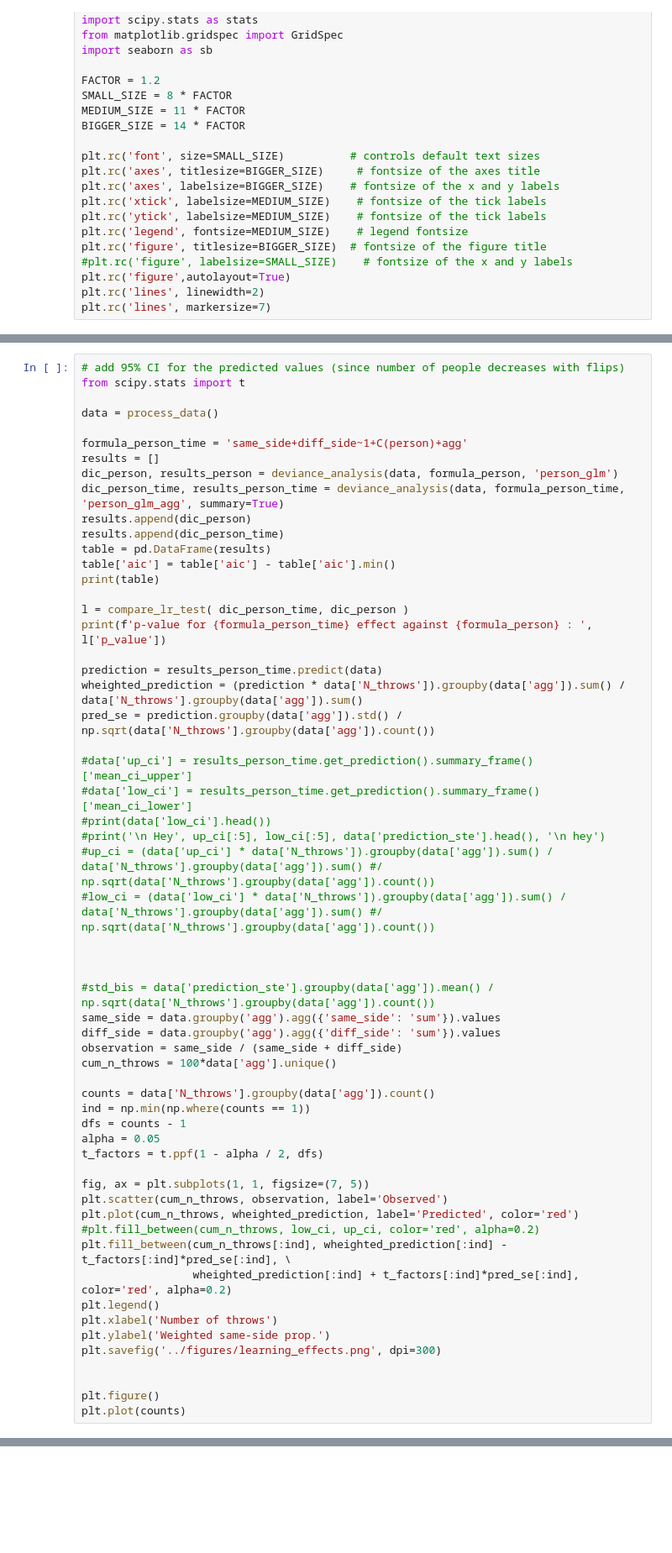
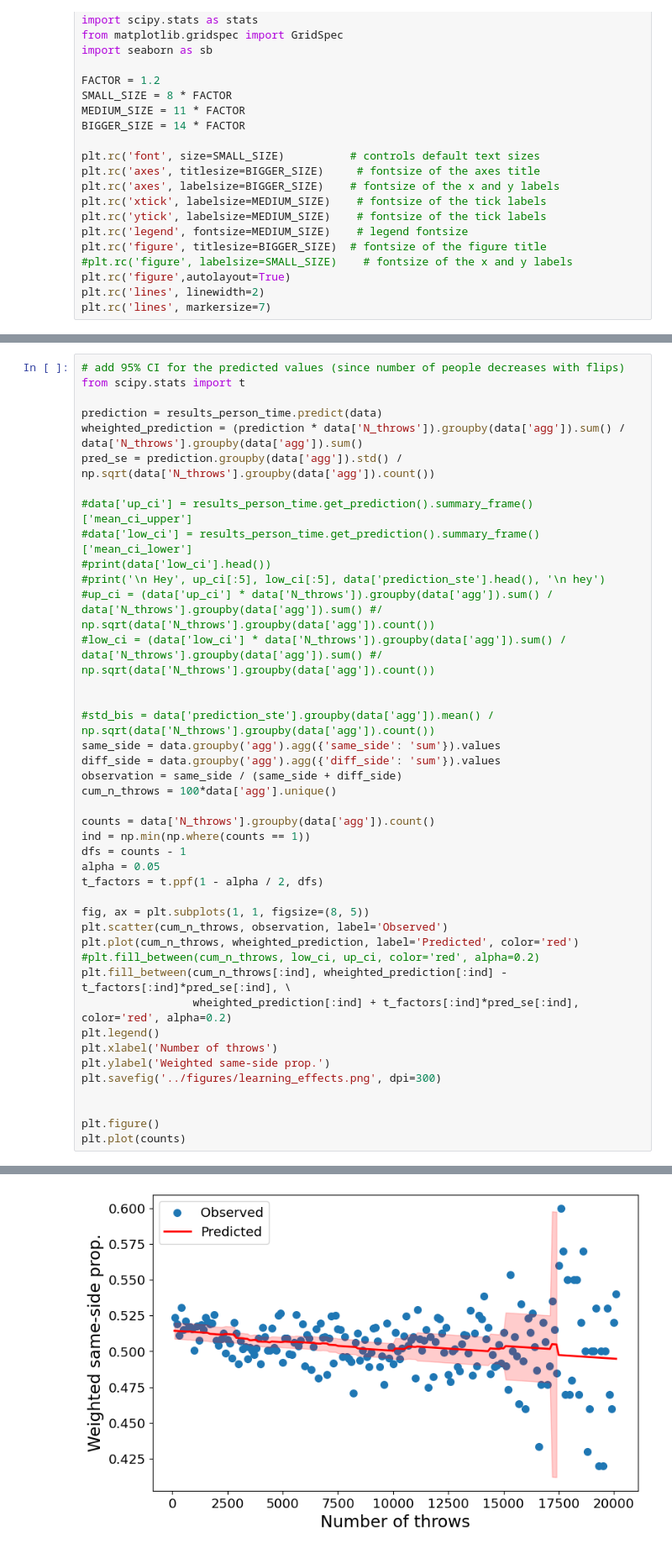
Before and after one commit to Tiddy-Fje/coin-data-regression, a Jupyter notebook: code/glm_analysis.ipynb, the cells around one changed output, grey strips where cells are left out. Shown at 84% size. Cells and saved outputs as stored; diff of their text form; blank space fills up the shorter version.

```diff
--- a/code/glm_analysis.ipynb
+++ b/code/glm_analysis.ipynb
@@ -308,21 +393,6 @@ plt.savefig('../figures/dev_resid_vs_covariates.png', dpi=300)
 # %%
 # add 95% CI for the predicted values (since number of people decreases with flips)
 from scipy.stats import t
-
-data = process_data()
-
-formula_person_time = 'same_side+diff_side~1+C(person)+agg'
-results = []
-dic_person, results_person = deviance_analysis(data, formula_person, 'person_glm')
-dic_person_time, results_person_time = deviance_analysis(data, formula_person_time, 'person_glm_agg', summary=True)
-results.append(dic_person)
-results.append(dic_person_time)
-table = pd.DataFrame(results)
-table['aic'] = table['aic'] - table['aic'].min()
-print(table)
-
-l = compare_lr_test( dic_person_time, dic_person )
-print(f'p-value for {formula_person_time} effect against {formula_person} : ', l['p_value'])
 
 prediction = results_person_time.predict(data)
 wheighted_prediction = (prediction * data['N_throws']).groupby(data['agg']).sum() / data['N_throws'].groupby(data['agg']).sum()
@@ -334,7 +404,6 @@ pred_se = prediction.groupby(data['agg']).std() / np.sqrt(data['N_throws'].group
 #print('\n Hey', up_ci[:5], low_ci[:5], data['prediction_ste'].head(), '\n hey')
 #up_ci = (data['up_ci'] * data['N_throws']).groupby(data['agg']).sum() / data['N_throws'].groupby(data['agg']).sum() #/ np.sqrt(data['N_throws'].groupby(data['agg']).count())
 #low_ci = (data['low_ci'] * data['N_throws']).groupby(data['agg']).sum() / data['N_throws'].groupby(data['agg']).sum() #/ np.sqrt(data['N_throws'].groupby(data['agg']).count())
-
 
 
 #std_bis = data['prediction_ste'].groupby(data['agg']).mean() / np.sqrt(data['N_throws'].groupby(data['agg']).count())
@@ -349,7 +418,7 @@ dfs = counts - 1
 alpha = 0.05
 t_factors = t.ppf(1 - alpha / 2, dfs)
 
-fig, ax = plt.subplots(1, 1, figsize=(7, 5))
+fig, ax = plt.subplots(1, 1, figsize=(8, 5))
 plt.scatter(cum_n_throws, observation, label='Observed')
 plt.plot(cum_n_throws, wheighted_prediction, label='Predicted', color='red')
 #plt.fill_between(cum_n_throws, low_ci, up_ci, color='red', alpha=0.2)
@@ -363,3 +432,4 @@ plt.savefig('../figures/learning_effects.png', dpi=300)
 
 plt.figure()
 plt.plot(counts)
+# %% [output]
@@ -365,0 +437 @@ plt.plot(counts)
+[figure, added]
```
Also changed, not shown: parts of 7 cells of this notebook, 13 other files.
